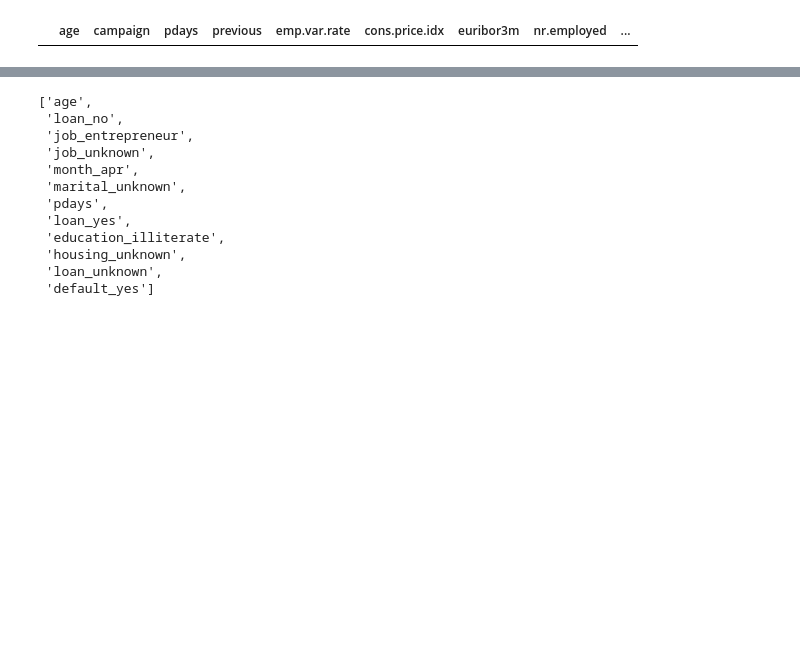
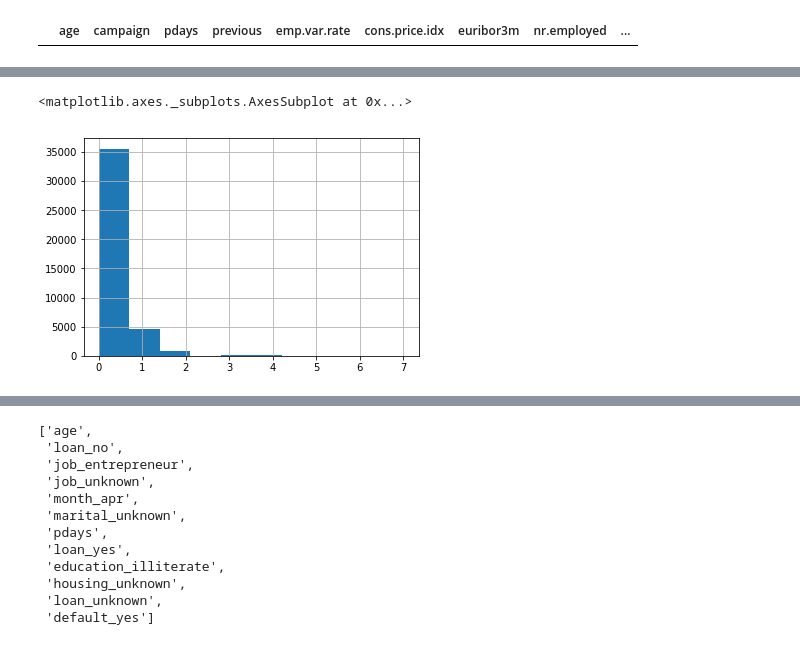
Before and after one commit to finnqiao/bank-logistic, a Jupyter notebook: bank-logistic-v1.ipynb, the cells around one changed output, grey strips where cells are left out. Saved outputs shown, nothing was run; the diff lists cells and outputs as text; code cells hidden in the pictures; blank space fills up the shorter version.

```diff
--- a/bank-logistic-v1.ipynb
+++ b/bank-logistic-v1.ipynb
@@ -234,0 +247,5 @@ X_df_2['previous_contact'] = np.where(X_df_2['pdays'] == 999, 0, 1)
+# %%
+X_df_2['previous'].hist()
+# %% [output]
+<matplotlib.axes._subplots.AxesSubplot at 0x...>
+[figure, added]
```
Also changed, not shown: parts of 16 cells of this notebook, 1 other file.
